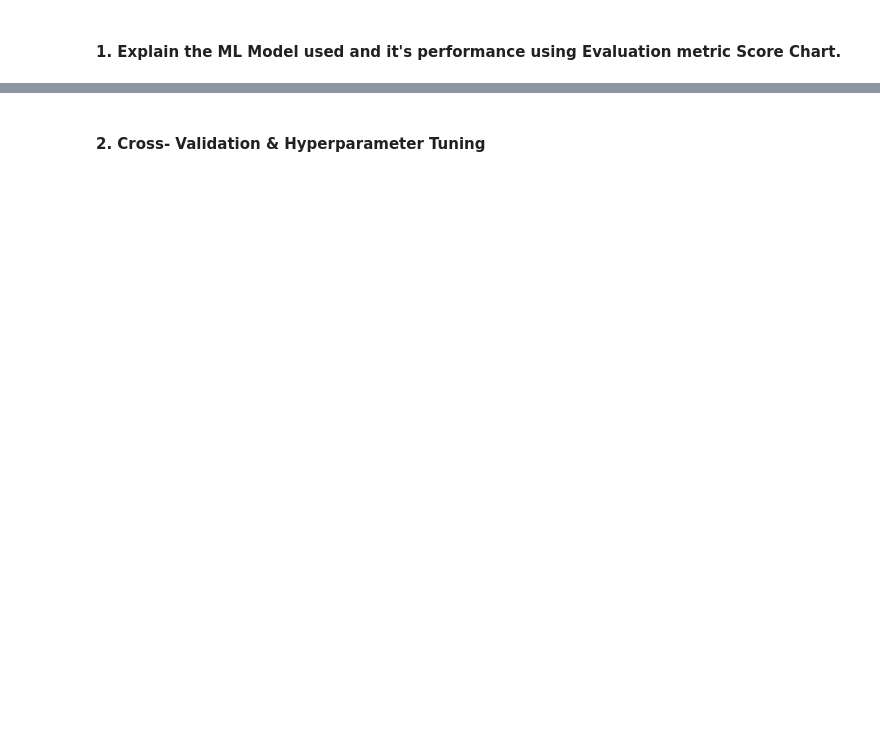
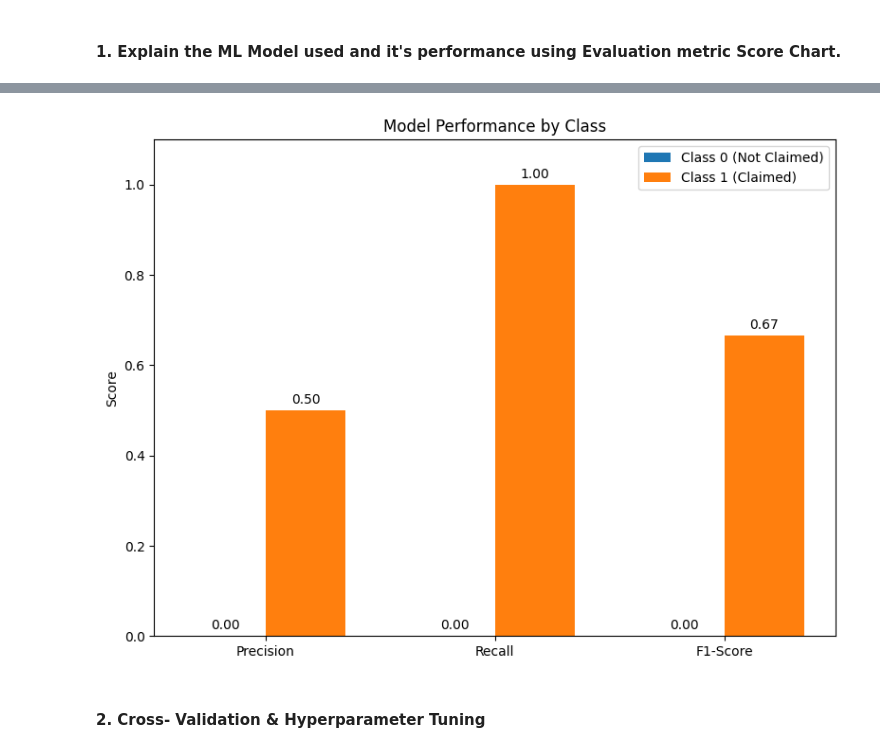
Before and after one commit to prathmesh-nitnaware/food-waster-prediction, a Jupyter notebook: Sample_ML_Submission_Template-2.ipynb, the cells around one changed output, grey strips where cells are left out. Saved outputs shown, nothing was run; the diff lists cells and outputs as text; code cells hidden in the pictures; blank space fills up the shorter version.

```diff
--- a/Sample_ML_Submission_Template-2.ipynb
+++ b/Sample_ML_Submission_Template-2.ipynb
@@ -2126,2 +2301,87 @@ plt.show()
+# %%
+import pandas as pd
+import matplotlib.pyplot as plt
+from sklearn.model_selection import train_test_split
+from sklearn.ensemble import RandomForestClassifier
+from sklearn.metrics import classification_report
+import numpy as np
+
+# 1. Simulate the food listings data with a binary 'is_claimed' target
+data = {
+    'listing_id': [1, 2, 3, 4, 5, 6, 7, 8, 9, 10],
+    'food_item': ['Pizza', 'Bread', 'Soup', 'Salad', 'Burger', 'Rice', 'Curry', 'Cake', 'Pasta', 'Fish'],
+    'quantity': [10, 5, 8, 3, 12, 7, 9, 4, 6, 11],
+    'city': ['Mumbai', 'Delhi', 'Bangalore', 'Mumbai', 'Chennai', 'Mumbai', 'Delhi', 'Bangalore', 'Chennai', 'Delhi'],
+    'provider_type': ['Restaurant', 'Individual', 'Restaurant', 'Individual', 'Restaurant', 'Individual', 'Restaurant', 'Restaurant', 'Individual', 'Individual'],
+    'is_claimed': [1, 1, 1, 0, 1, 0, 1, 1, 0, 1]
+}
+df = pd.DataFrame(data)
+
+# 2. Convert categorical features into numerical format using one-hot encoding
+df_encoded = pd.get_dummies(df, columns=['city', 'provider_type'], drop_first=True)
+
+# 3. Define features (X) and target variable (y)
+features = ['quantity', 'city_Chennai', 'city_Delhi', 'city_Mumbai', 'provider_type_Restaurant']
+X = df_encoded[features].values
+y = df_encoded['is_claimed'].values
+
+# 4. Split the data into training and testing sets
+X_train, X_test, y_train, y_test = train_test_split(X, y, test_size=0.2, random_state=42)
+
+# 5. Create and train the Random Forest Classifier model
+model = RandomForestClassifier(n_estimators=100, random_state=42)
+model.fit(X_train, y_train)
+
+# 6. Make predictions on the test data
+predictions = model.predict(X_test)
+
+# 7. Get the classification report and parse it
+report = classification_report(y_test, predictions, output_dict=True)
+
+# Define a function to safely get metrics, handling missing keys
+def get_metrics(report, class_label):
+    if class_label in report:
+        return [report[class_label]['precision'], report[class_label]['recall'], report[class_label]['f1-score']]
+    else:
+        return [0, 0, 0] # Return zeros if a class is not present in the test set
+
+metrics_class_0 = get_metrics(report, '0')
+metrics_class_1 = get_metrics(report, '1')
+labels = ['Precision', 'Recall', 'F1-Score']
+x = np.arange(len(labels))
+
+# 8. Create the bar chart
+width = 0.35
+fig, ax = plt.subplots(figsize=(8, 6))
+
+rects1 = ax.bar(x - width/2, metrics_class_0, width, label='Class 0 (Not Claimed)')
+rects2 = ax.bar(x + width/2, metrics_class_1, width, label='Class 1 (Claimed)')
+
+# 9. Customize the plot
+ax.set_title('Model Performance by Class')
+ax.set_ylabel('Score')
+ax.set_xticks(x)
+ax.set_xticklabels(labels)
+ax.legend()
+ax.set_ylim(0, 1.1)
+
+# Add value labels on top of the bars
+def autolabel(rects):
+    """Attach a text label above each bar in *rects*, displaying its height."""
+    for rect in rects:
+        height = rect.get_height()
+        ax.annotate('%.2f' % height,
+                    xy=(rect.get_x() + rect.get_width() / 2, height),
+                    xytext=(0, 3),  # 3 points vertical offset
+                    textcoords="offset points",
+                    ha='center', va='bottom')
+
+autolabel(rects1)
+autolabel(rects2)
+
+plt.tight_layout()
+plt.show()
+# %% [output]
+[figure, added]
 # %% [markdown]
 #### 2. Cross- Validation & Hyperparameter Tuning
```
Also changed, not shown: parts of 37 cells of this notebook, 2 other files.
